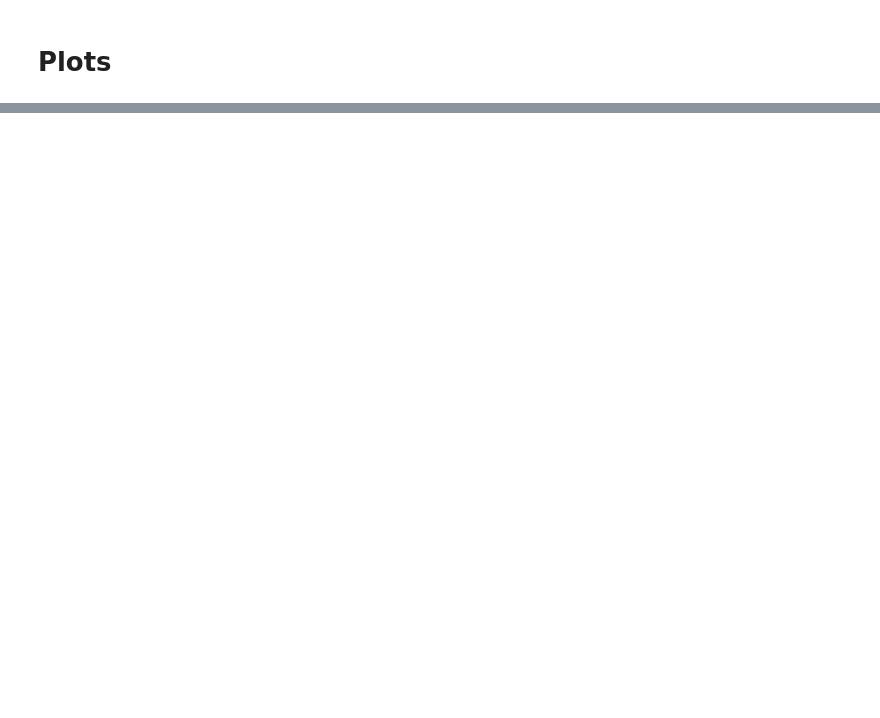
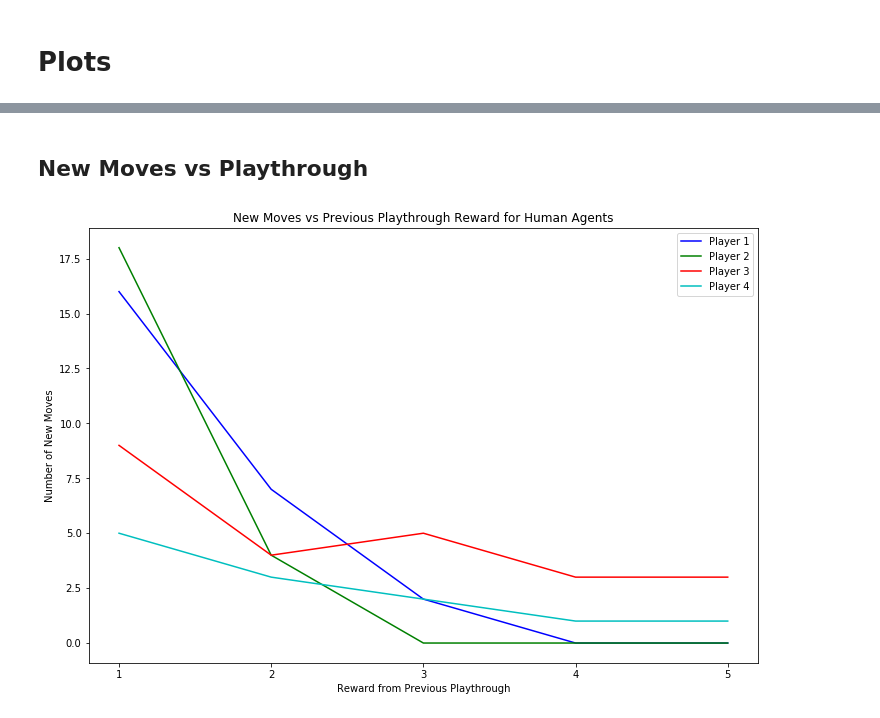
Before and after one commit to Yustynn/decision-theory-rl-and-data-analysis, a Jupyter notebook: RL.ipynb, the cells around one changed output, grey strips where cells are left out. Cells and saved outputs as stored; diff of their text form; code cells hidden in the pictures; blank space fills up the shorter version.

```diff
--- a/RL.ipynb
+++ b/RL.ipynb
@@ -745,0 +755,25 @@ plt.plot(range(len(runs)), runs)
+# %% [markdown]
+## New Moves vs Playthrough
+# %%
+fig, ax = plt.subplots(figsize=(12, 8))
+
+for i, history in enumerate(human_histories):
+    moves = history.num_new_moves[:5]
+    ax.plot(
+        range(1, NUM_PLAYTHROUGHS + 1),
+        moves,
+        label=f'Player {i + 1}',
+        c=PLAYER_ID_TO_COLOR[i]
+    )
+
+
+ax.set_xlabel('Reward from Previous Playthrough')
+ax.set_ylabel('Number of New Moves')
+ax.set_title('New Moves vs Previous Playthrough Reward for Human Agents')
+
+ax.set_xticks(range(1, NUM_PLAYTHROUGHS + 1))
+ax.legend()
+
+fig.savefig('img/new-moves-vs-playthrough.png', dpi=300)
+# %% [output]
+[figure, added]
```
Also changed, not shown: parts of 27 cells of this notebook, 6 other files.
